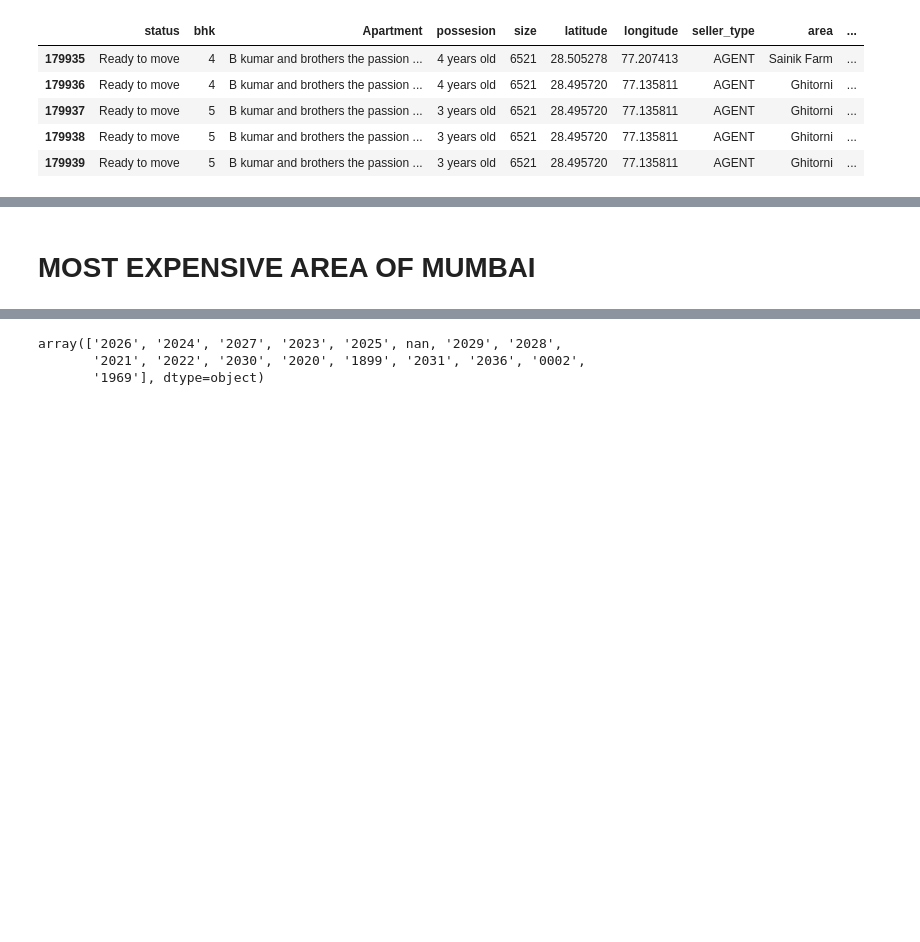
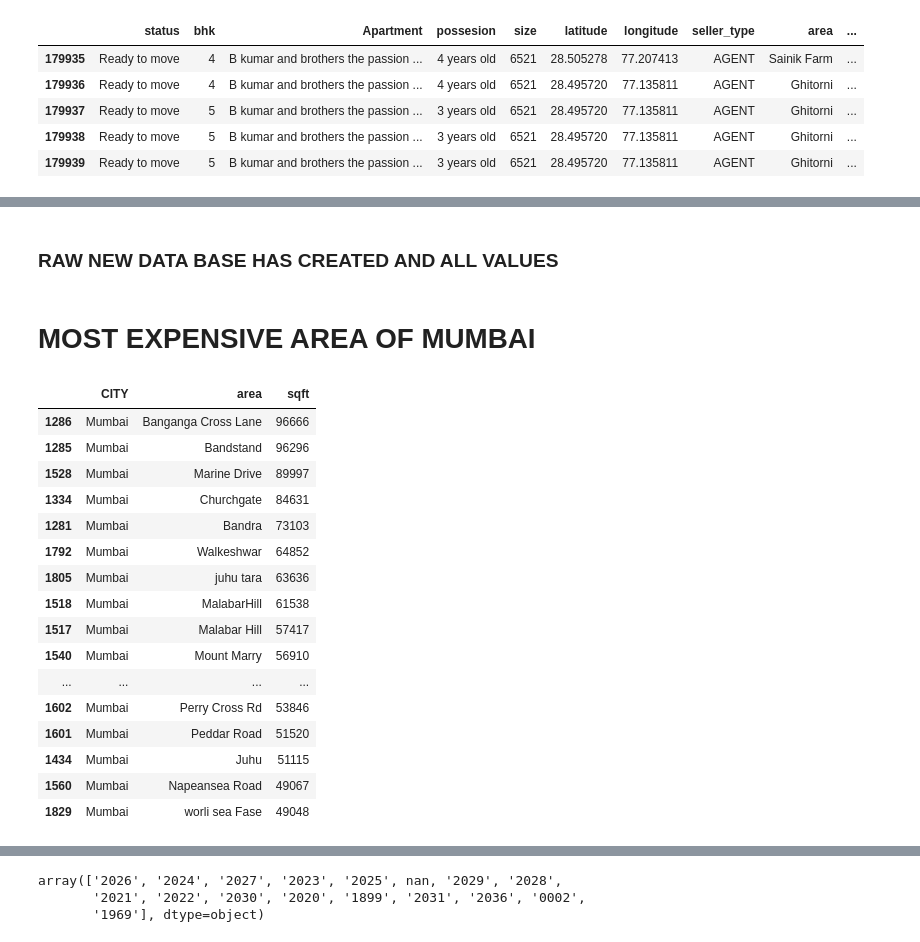
Before and after one commit to rishikeshwaghela/Python_ca2, a Jupyter notebook: final_ca2.ipynb, the cells around one changed output, grey strips where cells are left out. Drawn from its saved outputs; the diff is of its cells as text; code cells hidden in the pictures; blank space fills up the shorter version.

```diff
--- a/final_ca2.ipynb
+++ b/final_ca2.ipynb
@@ -314,3 +297,5 @@ import matplotlib.pyplot as plt
+# %% [markdown]
+### RAW NEW DATA BASE HAS CREATED AND ALL VALUES
 # %% [markdown]
-# MOST EXPENSIVE AREA OF MUMBAI
+<h1 id ="question1"> MOST EXPENSIVE AREA OF MUMBAI</h1>
 # %%
@@ -320 +305,23 @@ area_prices["sqft"] = area_prices["sqft"].astype(int)
+# %%
+df = area_prices[area_prices["CITY"] == "Mumbai"].sort_values("sqft", ascending=False)\
+    .head(20)
+df
+# %% [output]
+|  | CITY | area | sqft |
+| 1286 | Mumbai | Banganga Cross Lane | 96666 |
+| 1285 | Mumbai | Bandstand | 96296 |
+| 1528 | Mumbai | Marine Drive | 89997 |
+| 1334 | Mumbai | Churchgate | 84631 |
+| 1281 | Mumbai | Bandra | 73103 |
+| 1792 | Mumbai | Walkeshwar | 64852 |
+| 1805 | Mumbai | juhu tara | 63636 |
+| 1518 | Mumbai | MalabarHill | 61538 |
+| 1517 | Mumbai | Malabar Hill | 57417 |
+| 1540 | Mumbai | Mount Marry | 56910 |
+| ... | ... | ... | ... |
+| 1602 | Mumbai | Perry Cross Rd | 53846 |
+| 1601 | Mumbai | Peddar Road | 51520 |
+| 1434 | Mumbai | Juhu | 51115 |
+| 1560 | Mumbai | Napeansea Road | 49067 |
+| 1829 | Mumbai | worli sea Fase | 49048 |
 # %%
```
Also changed, not shown: parts of 58 cells of this notebook, 4 other files.
